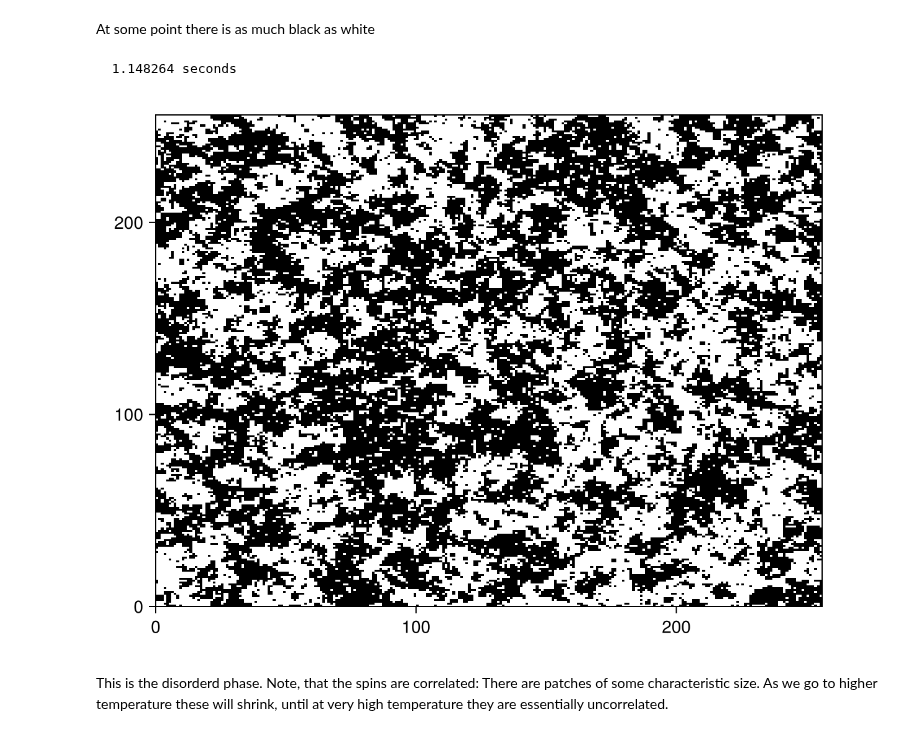
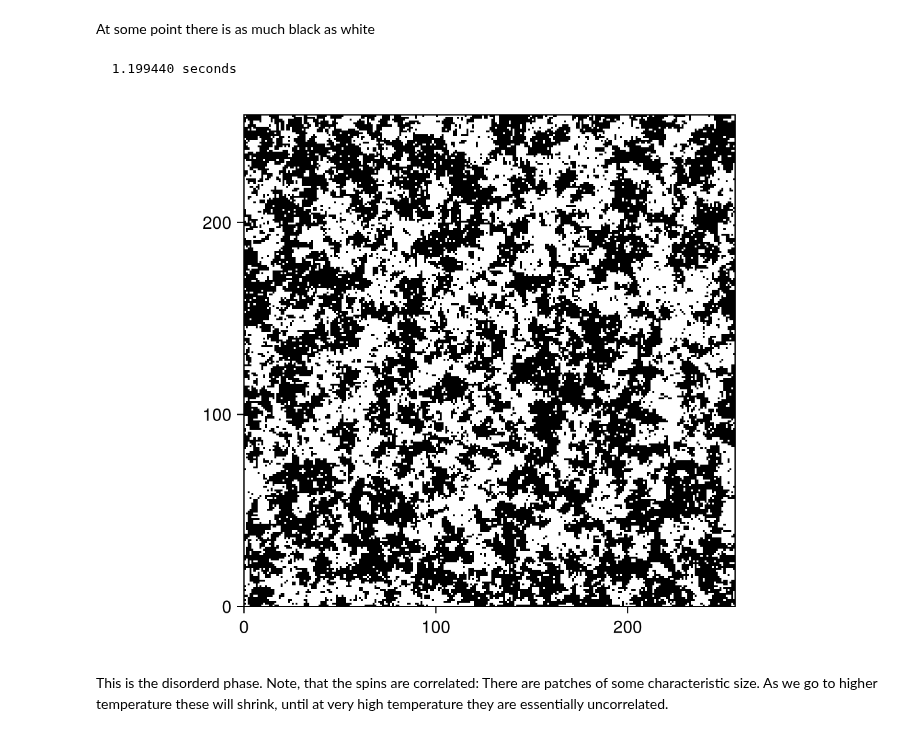
Before and after one commit to em256/phys4480, a Jupyter notebook: Metropolis Ising Model.ipynb, the cells around one changed output. Cells and saved outputs as stored; diff of their text form; code cells hidden in the pictures.

```diff
--- a/Metropolis Ising Model.ipynb
+++ b/Metropolis Ising Model.ipynb
@@ -500,10 +511,10 @@ At some point there is as much black as white
 # %%
 p4=isingprobs(0.4,0.)
 @time randlocalupdate!(s1,p4,10^3)
-image(s1,interpolate=false,aspectratio=:equal)
+image(s1,interpolate=false,axis=(aspect = DataAspect(),))
 # %% [output]
-  1.148264 seconds
+  1.199440 seconds
-[figure, old version]
+[figure, new version]
 # %% [markdown]
 This is the disorderd phase.  Note, that the spins are correlated:  There are patches of some characteristic size.  As we go to higher temperature these will shrink, until at very high temperature they are essentially uncorrelated.
 # %% [markdown]
```
Also changed, not shown: parts of 14 cells of this notebook.
